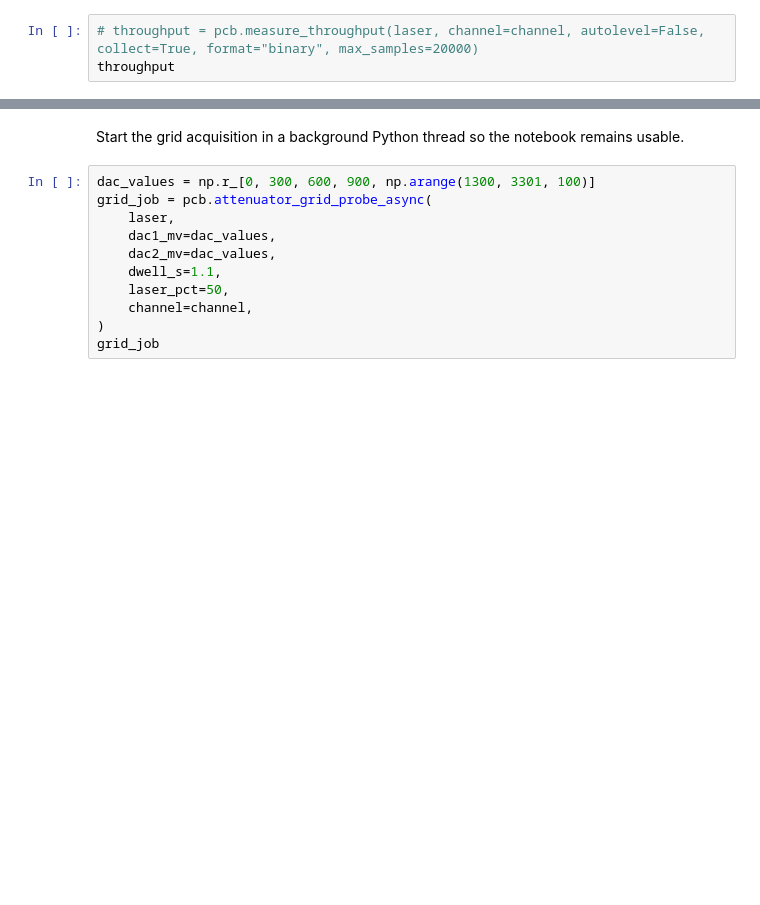
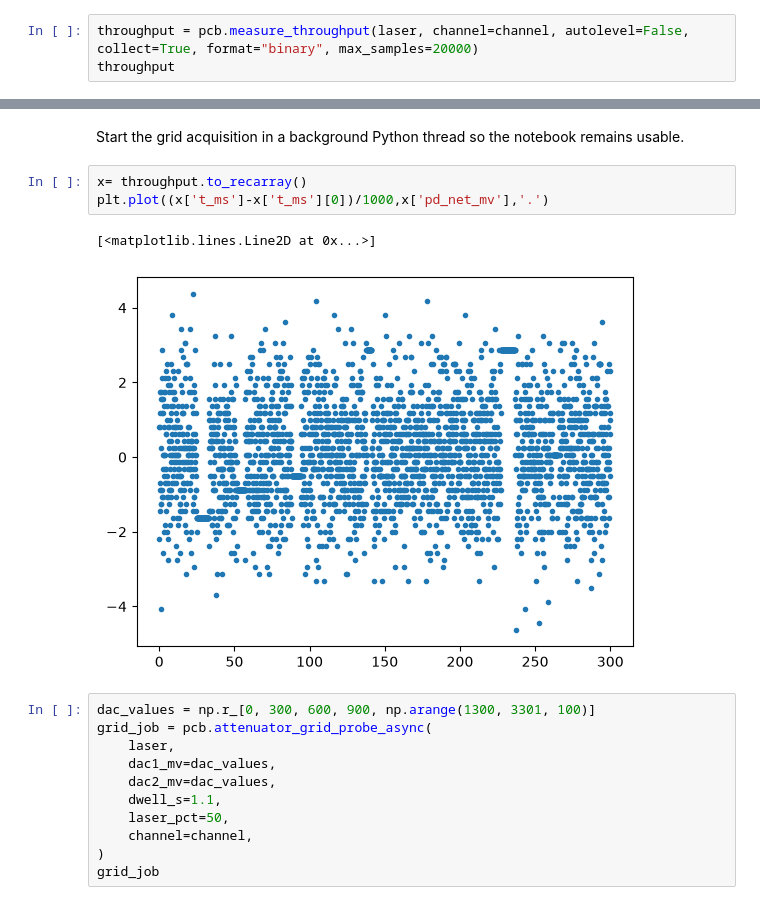
Before and after one commit to COO-Utilities/hispec-tib, a Jupyter notebook: tools/attenuator_grid_lab.ipynb, the cells around one changed output, grey strips where cells are left out. Cells and saved outputs as stored; diff of their text form; blank space fills up the shorter version.

```diff
--- a/tools/attenuator_grid_lab.ipynb
+++ b/tools/attenuator_grid_lab.ipynb
@@ -19,4 +32,4 @@ Start non-auto throughput telemetry. This collector runs in the background; do n
 # %%
-# throughput = pcb.measure_throughput(laser, channel=channel, autolevel=False, collect=True, format="binary", max_samples=20000)
+throughput = pcb.measure_throughput(laser, channel=channel, autolevel=False, collect=True, format="binary", max_samples=20000)
 throughput
 # %% [output]
@@ -30,5 +39,11 @@ AttenuatorGridDataset(
 # %% [markdown]
 Start the grid acquisition in a background Python thread so the notebook remains usable.
+# %%
+x= throughput.to_recarray()
+plt.plot((x['t_ms']-x['t_ms'][0])/1000,x['pd_net_mv'],'.')
+# %% [output]
+[<matplotlib.lines.Line2D at 0x...>]
+[figure, added]
 # %%
 dac_values = np.r_[0, 300, 600, 900, np.arange(1300, 3301, 100)]
 grid_job = pcb.attenuator_grid_probe_async(
```
Also changed, not shown: parts of 3 cells of this notebook, 6 other files.
